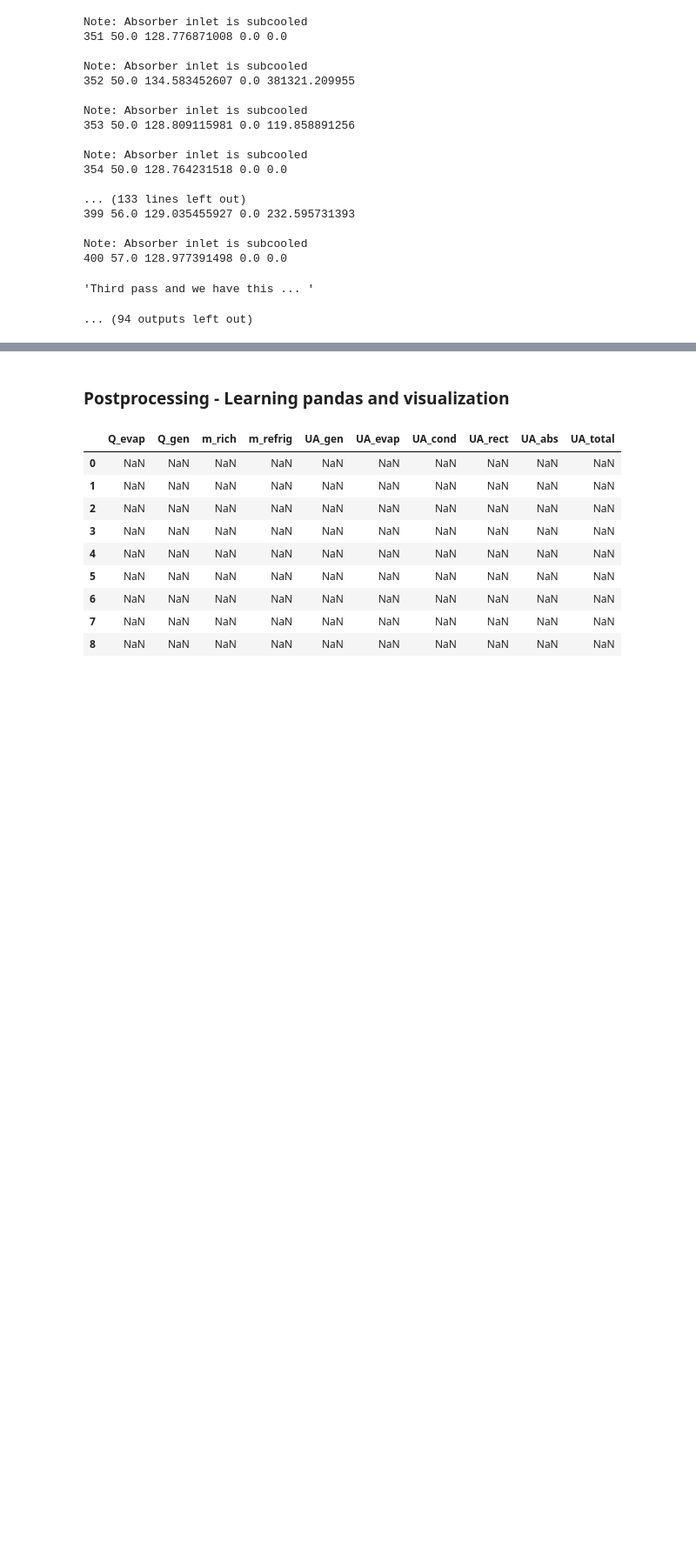
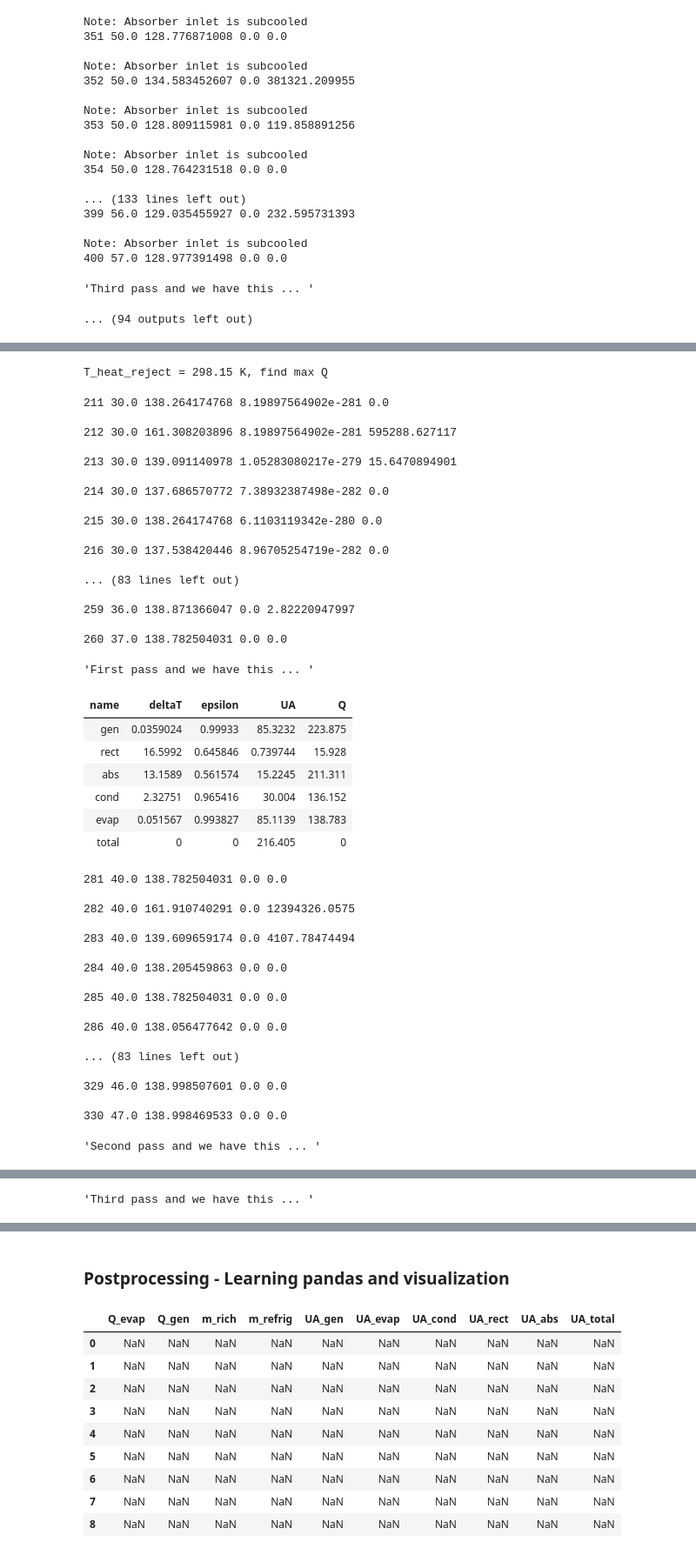
Before and after one commit to nfette/openACHP, a Jupyter notebook: src/optimize_trials2_5.ipynb, the cells around one changed output, grey strips where cells are left out. Shown at 87% size. Saved outputs shown, nothing was run; the diff lists cells and outputs as text; code cells hidden in the pictures; blank space fills up the shorter version.

```diff
--- a/src/optimize_trials2_5.ipynb
+++ b/src/optimize_trials2_5.ipynb
@@ -376,0 +384,78 @@ Note: Absorber inlet is subcooled
+# %%
+for T_heat_reject in [298.15]:
+        print("T_heat_reject = {} K, find max Q".format(T_heat_reject))
+        tr = T_heat_reject
+        xB = [400, 1, tr, 3, tr, 5, 285, 4, tr, 0.15]
+        bdry = system_aqua1.makeBoundary(xB)
+        P = Problem_2_5_A(bdry)
+        x = numpy.array([0.6, 278.0, 306.5, 315.7, 313.0, 371.7])
+
+        P.n_calls = 7*30
+        opt = scipy.optimize.minimize(P.objective, x, method="COBYLA",
+                                  constraints=P.constraints, callback=P.callback,
+                                  options={'disp':True,'maxiter':50,'rhobeg':0.1})
+        x = opt.x
+        display("First pass and we have this ... ")
+        display_result(x)
+
+        P.n_calls = 7*40
+        opt = scipy.optimize.minimize(P.objective, x, method="COBYLA",
+                                  constraints=P.constraints, callback=P.callback,
+                                  options={'disp':True,'maxiter':50,'rhobeg':0.1})
+        x = opt.x
+        display("Second pass and we have this ... ")
+        display_result(x)
+
+        P.n_calls = 7*50
+        opt = scipy.optimize.minimize(P.objective, x, method="COBYLA",
+                                  constraints=P.constraints, callback=P.callback,
+                                  options={'disp':True,'maxiter':50,'rhobeg':0.01})
+        display("Third pass and we have this ... ")
+        display_result(x)
+
+        opts2.at[(tr, 1),'opt'] = dict(opt)
+# %% [output]
+T_heat_reject = 298.15 K, find max Q
+211 30.0 138.264174768 8.19897564902e-281 0.0
+
+212 30.0 161.308203896 8.19897564902e-281 595288.627117
+
+213 30.0 139.091140978 1.05283080217e-279 15.6470894901
+
+214 30.0 137.686570772 7.38932387498e-282 0.0
+
+215 30.0 138.264174768 6.1103119342e-280 0.0
+
+216 30.0 137.538420446 8.96705254719e-282 0.0
+
+... (83 lines left out)
+
+259 36.0 138.871366047 0.0 2.82220947997
+
+260 37.0 138.782504031 0.0 0.0
+'First pass and we have this ... '
+| name | deltaT | epsilon | UA | Q |
+| gen | 0.0359024 | 0.99933 | 85.3232 | 223.875 |
+| rect | 16.5992 | 0.645846 | 0.739744 | 15.928 |
+| abs | 13.1589 | 0.561574 | 15.2245 | 211.311 |
+| cond | 2.32751 | 0.965416 | 30.004 | 136.152 |
+| evap | 0.051567 | 0.993827 | 85.1139 | 138.783 |
+| total | 0 | 0 | 216.405 | 0 |
+281 40.0 138.782504031 0.0 0.0
+
+282 40.0 161.910740291 0.0 12394326.0575
+
+283 40.0 139.609659174 0.0 4107.78474494
+
+284 40.0 138.205459863 0.0 0.0
+
+285 40.0 138.782504031 0.0 0.0
+
+286 40.0 138.056477642 0.0 0.0
+
+... (83 lines left out)
+
+329 46.0 138.998507601 0.0 0.0
+
+330 47.0 138.998469533 0.0 0.0
+'Second pass and we have this ... '
@@ -376,0 +486 @@ Note: Absorber inlet is subcooled
+'Third pass and we have this ... '
```
Also changed, not shown: parts of 26 cells of this notebook, 3 other files.
